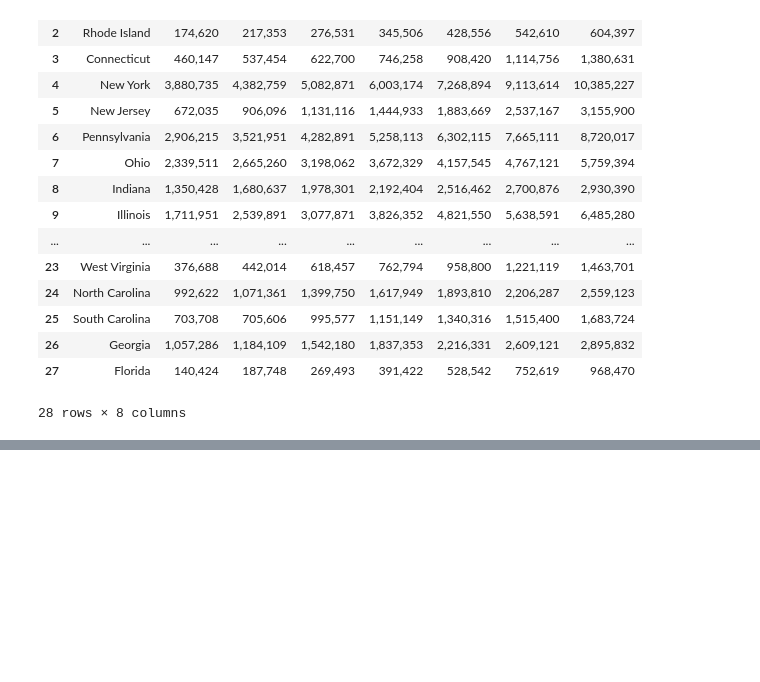
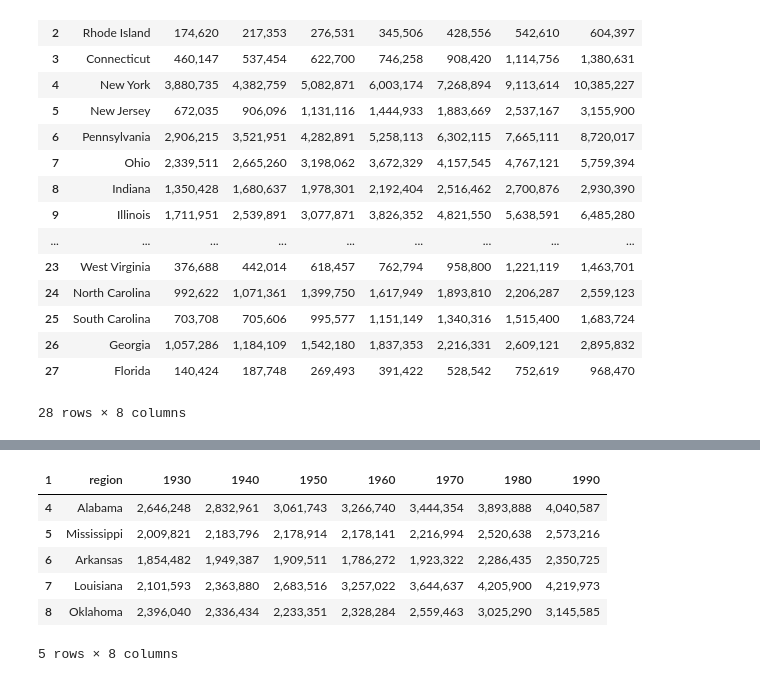
Before and after one commit to szeitlin/PopViz, a Jupyter notebook: split-apply-combine.ipynb, the cells around one changed output, grey strips where cells are left out. Cells and saved outputs as stored; diff of their text form; code cells hidden in the pictures; blank space fills up the shorter version.

```diff
--- a/split-apply-combine.ipynb
+++ b/split-apply-combine.ipynb
@@ -174,0 +215,2 @@ previctorian.to_csv("previctorian.csv")
+# %%
+years = recent[3:4]
@@ -174,0 +223,2 @@ previctorian.to_csv("previctorian.csv")
+# %%
+years['region'] = 'region'
@@ -174,0 +237,2 @@ previctorian.to_csv("previctorian.csv")
+# %%
+recent.columns=years.ix[3]
@@ -174,0 +241,12 @@ previctorian.to_csv("previctorian.csv")
+# %%
+recent = recent.drop(recent.index[[0,1]])
+# %%
+recent.head()
+# %% [output]
+| 1 | region | 1930 | 1940 | 1950 | 1960 | 1970 | 1980 | 1990 |
+| 4 | Alabama | 2,646,248 | 2,832,961 | 3,061,743 | 3,266,740 | 3,444,354 | 3,893,888 | 4,040,587 |
+| 5 | Mississippi | 2,009,821 | 2,183,796 | 2,178,914 | 2,178,141 | 2,216,994 | 2,520,638 | 2,573,216 |
+| 6 | Arkansas | 1,854,482 | 1,949,387 | 1,909,511 | 1,786,272 | 1,923,322 | 2,286,435 | 2,350,725 |
+| 7 | Louisiana | 2,101,593 | 2,363,880 | 2,683,516 | 3,257,022 | 3,644,637 | 4,205,900 | 4,219,973 |
+| 8 | Oklahoma | 2,396,040 | 2,336,434 | 2,233,351 | 2,328,284 | 2,559,463 | 3,025,290 | 3,145,585 |
+5 rows × 8 columns
```
Also changed, not shown: parts of 18 cells of this notebook, 3 other files.
